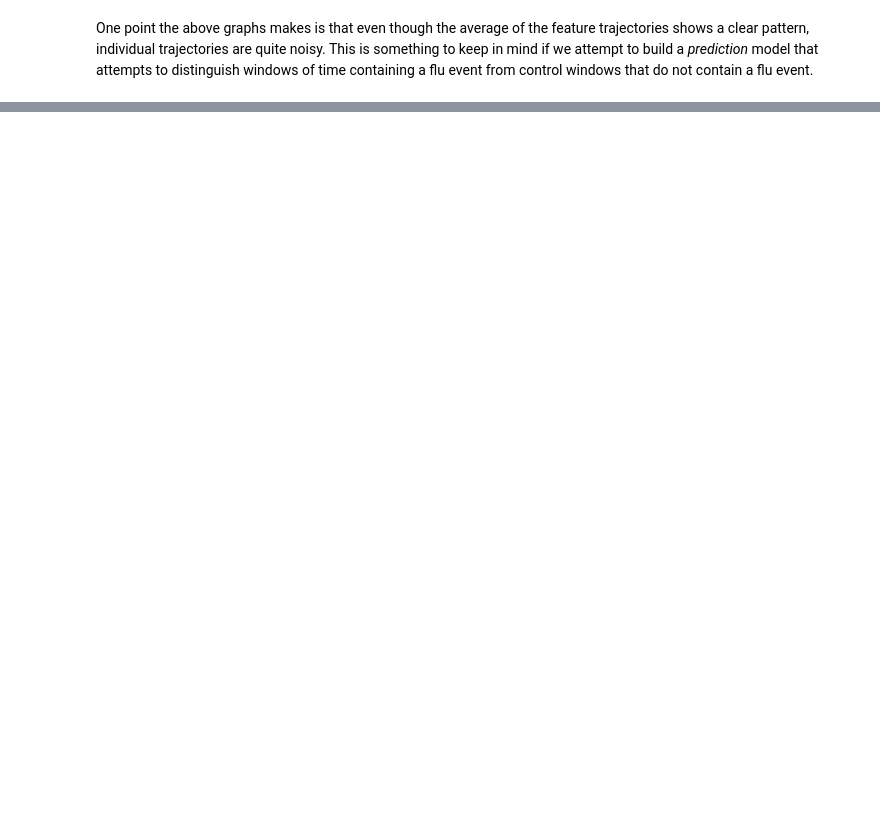
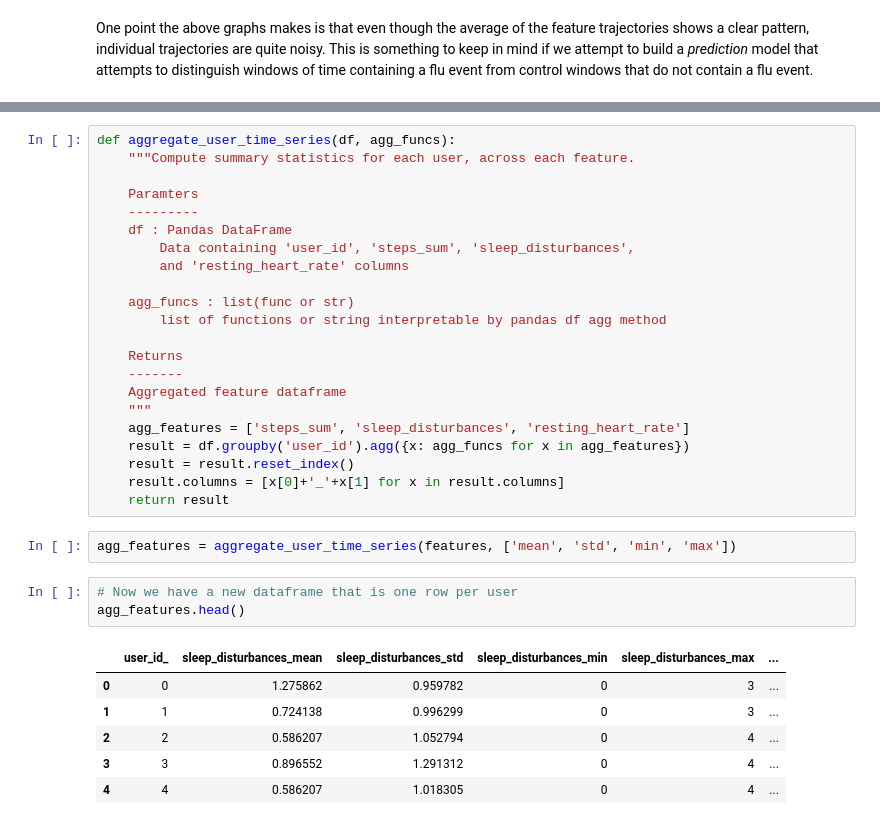
Before and after one commit to evidation-health/EvidationDataScienceModule, a Jupyter notebook: 2019_flu_analysis/Influenza-Analysis.ipynb, the cells around one changed output, grey strips where cells are left out. Drawn from its saved outputs; the diff is of its cells as text; blank space fills up the shorter version.

```diff
--- a/2019_flu_analysis/Influenza-Analysis.ipynb
+++ b/2019_flu_analysis/Influenza-Analysis.ipynb
@@ -140,0 +258,34 @@ import linearmodels
+# %%
+def aggregate_user_time_series(df, agg_funcs):
+    """Compute summary statistics for each user, across each feature.
+
+    Paramters
+    ---------
+    df : Pandas DataFrame
+        Data containing 'user_id', 'steps_sum', 'sleep_disturbances',
+        and 'resting_heart_rate' columns
+
+    agg_funcs : list(func or str)
+        list of functions or string interpretable by pandas df agg method
+
+    Returns
+    -------
+    Aggregated feature dataframe
+    """
+    agg_features = ['steps_sum', 'sleep_disturbances', 'resting_heart_rate']
+    result = df.groupby('user_id').agg({x: agg_funcs for x in agg_features})
+    result = result.reset_index()
+    result.columns = [x[0]+'_'+x[1] for x in result.columns]
+    return result
+# %%
+agg_features = aggregate_user_time_series(features, ['mean', 'std', 'min', 'max'])
+# %%
+# Now we have a new dataframe that is one row per user
+agg_features.head()
+# %% [output]
+|  | user_id_ | sleep_disturbances_mean | sleep_disturbances_std | sleep_disturbances_min | sleep_disturbances_max | ... |
+| 0 | 0 | 1.275862 | 0.959782 | 0 | 3 | ... |
+| 1 | 1 | 0.724138 | 0.996299 | 0 | 3 | ... |
+| 2 | 2 | 0.586207 | 1.052794 | 0 | 4 | ... |
+| 3 | 3 | 0.896552 | 1.291312 | 0 | 4 | ... |
+| 4 | 4 | 0.586207 | 1.018305 | 0 | 4 | ... |
```
Also changed, not shown: parts of 26 cells of this notebook, 2 other files.
